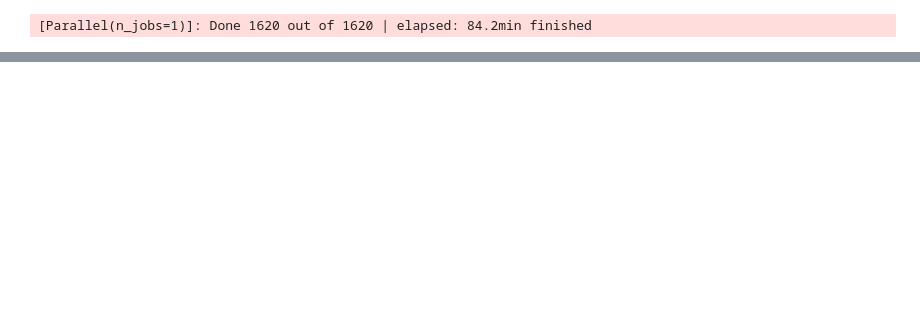
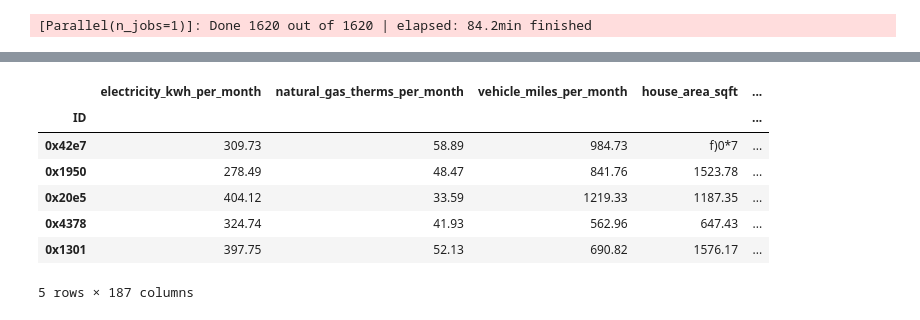
Before and after one commit to FrancisNdirangu/Carbon-Footprint-ML-Project, a Jupyter notebook: dataset/notebook.ipynb, the cells around one changed output, grey strips where cells are left out. Cells and saved outputs as stored; diff of their text form; code cells hidden in the pictures; blank space fills up the shorter version.

```diff
--- a/dataset/notebook.ipynb
+++ b/dataset/notebook.ipynb
@@ -441,0 +466,2 @@ Fitting 5 folds for each of 324 candidates, totalling 1620 fits
+# %%
+test_data = pd.read_csv(r'test.csv')
@@ -441,0 +480,2 @@ Fitting 5 folds for each of 324 candidates, totalling 1620 fits
+# %%
+test_data.set_index(keys='ID',inplace=True,verify_integrity=True)
@@ -441,0 +504,29 @@ Fitting 5 folds for each of 324 candidates, totalling 1620 fits
+# %%
+# Getting rows with non-numeric values in house_area column
+null_rows = pd.to_numeric(test_data['house_area_sqft'], errors='coerce').isna()
+non_numeric_rows_house_area = test_data[null_rows]
+# non_numeric_rows_house_area.index
+
+#dropping the rows with non-numeric values for the house_area column
+test_data.drop(axis=0,index=non_numeric_rows_house_area.index,inplace=True)
+# %%
+# Getting rows with non-numeric values in house_area column
+null_rows = pd.to_numeric(test_data['household_size'], errors='coerce').isna()
+non_numeric_rows_house_area = test_data[null_rows]
+# non_numeric_rows_house_area.index
+
+#dropping the rows with non-numeric values for the house_area column
+test_data.drop(axis=0,index=non_numeric_rows_house_area.index,inplace=True)
+# %%
+#next we will encode the categorical columns
+test_data_encoded = pd.get_dummies(data=test_data,columns=['heating_type','diet_type'])
+test_data_encoded.head()
+# %% [output]
+|  | electricity_kwh_per_month | natural_gas_therms_per_month | vehicle_miles_per_month | house_area_sqft | ... |
+| ID |  |  |  |  | ... |
+| 0x42e7 | 309.73 | 58.89 | 984.73 | f)0*7 | ... |
+| 0x1950 | 278.49 | 48.47 | 841.76 | 1523.78 | ... |
+| 0x20e5 | 404.12 | 33.59 | 1219.33 | 1187.35 | ... |
+| 0x4378 | 324.74 | 41.93 | 562.96 | 647.43 | ... |
+| 0x1301 | 397.75 | 52.13 | 690.82 | 1576.17 | ... |
+5 rows × 187 columns
```
Also changed, not shown: parts of 16 cells of this notebook.
